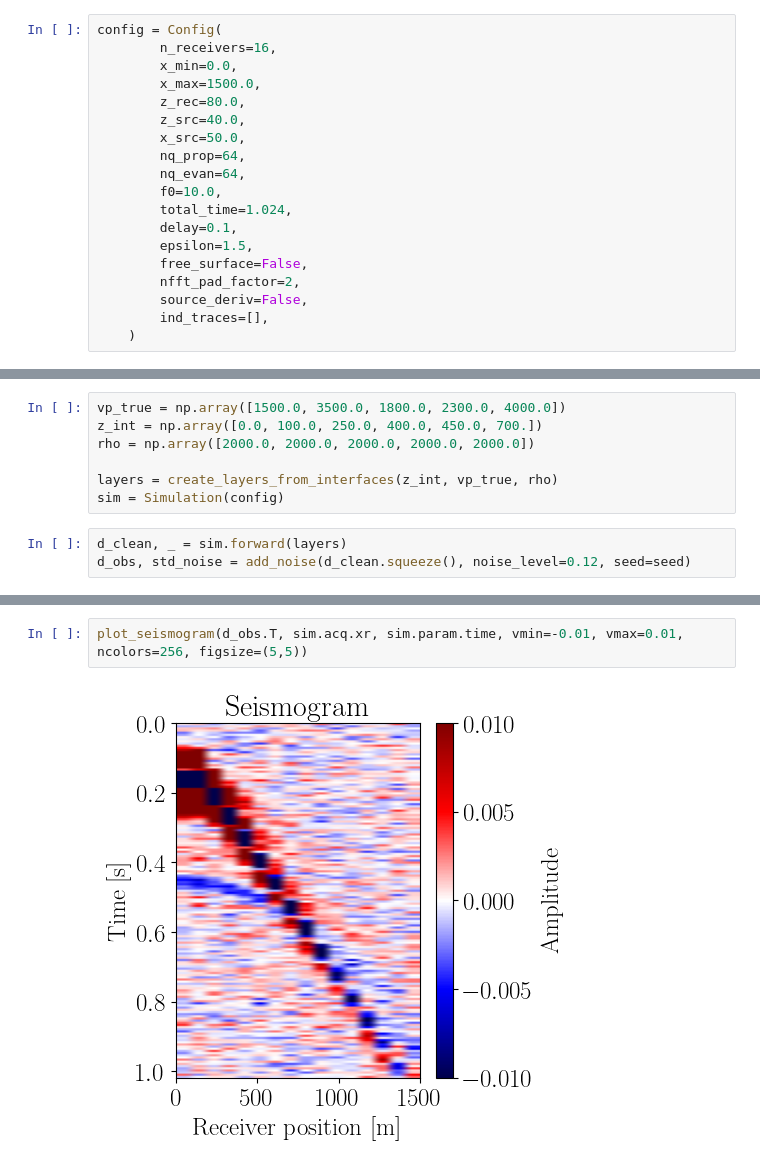
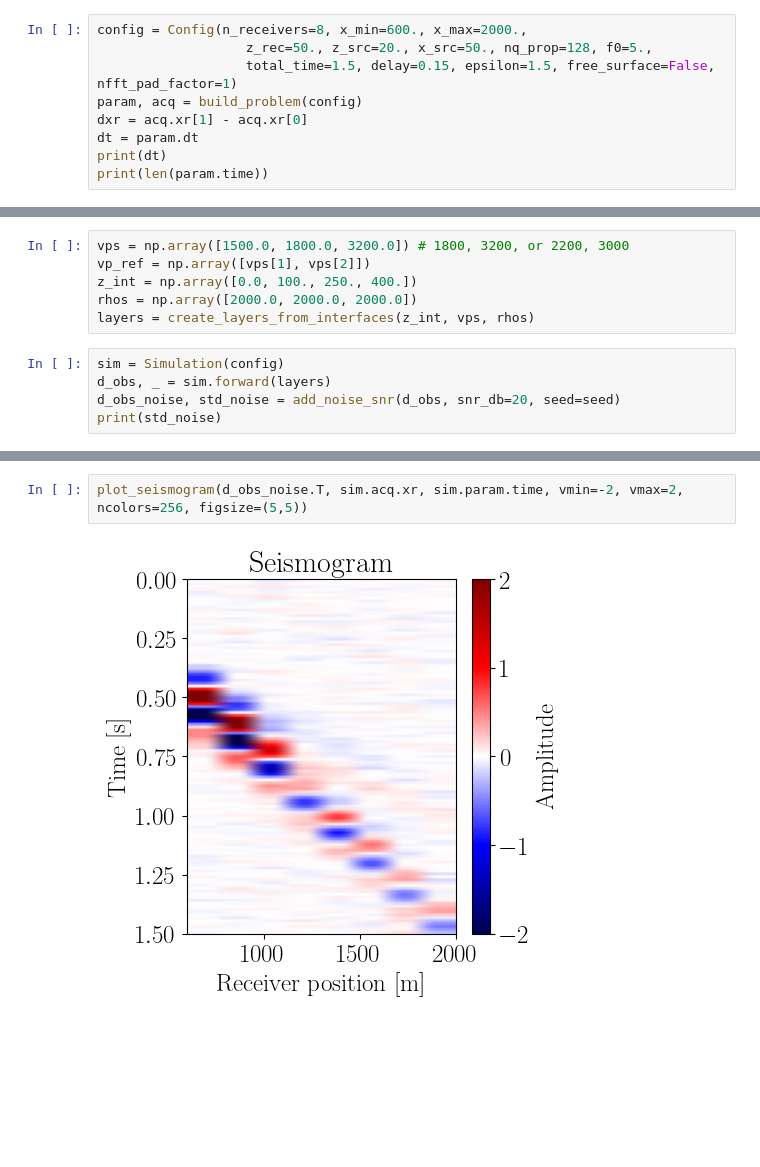
Before and after one commit to pmarchne/reflectivity-acoustic, a Jupyter notebook: notebooks/ultranest_sampling.ipynb, the cells around one changed output, grey strips where cells are left out. Saved outputs shown, nothing was run; the diff lists cells and outputs as text; blank space fills up the shorter version.

```diff
--- a/notebooks/ultranest_sampling.ipynb
+++ b/notebooks/ultranest_sampling.ipynb
@@ -18,19 +21,9 @@ np.random.seed(seed)
 # %%
-config = Config(
-        n_receivers=16,
-        x_min=0.0,
-        x_max=1500.0,
-        z_rec=80.0,
-        z_src=40.0,
-        x_src=50.0,
-        nq_prop=64,
-        nq_evan=64,
-        f0=10.0,
-        total_time=1.024,
-        delay=0.1,
-        epsilon=1.5,
-        free_surface=False,
-        nfft_pad_factor=2,
-        source_deriv=False,
-        ind_traces=[],
-    )
+config = Config(n_receivers=8, x_min=600., x_max=2000.,
+                   z_rec=50., z_src=20., x_src=50., nq_prop=128, f0=5.,
+                   total_time=1.5, delay=0.15, epsilon=1.5, free_surface=False, nfft_pad_factor=1)
+param, acq = build_problem(config)
+dxr = acq.xr[1] - acq.xr[0]
+dt = param.dt
+print(dt)
+print(len(param.time))
@@ -37,10 +33,11 @@ config = Config(
 # %%
-vp_true = np.array([1500.0, 3500.0, 1800.0, 2300.0, 4000.0])
-z_int = np.array([0.0, 100.0, 250.0, 400.0, 450.0, 700.])
-rho = np.array([2000.0, 2000.0, 2000.0, 2000.0, 2000.0])
-
-layers = create_layers_from_interfaces(z_int, vp_true, rho)
-sim = Simulation(config)
+vps = np.array([1500.0, 1800.0, 3200.0]) # 1800, 3200, or 2200, 3000
+vp_ref = np.array([vps[1], vps[2]])
+z_int = np.array([0.0, 100., 250., 400.])
+rhos = np.array([2000.0, 2000.0, 2000.0])
+layers = create_layers_from_interfaces(z_int, vps, rhos)
 # %%
-d_clean, _ = sim.forward(layers)
-d_obs, std_noise = add_noise(d_clean.squeeze(), noise_level=0.12, seed=seed)
+sim = Simulation(config)
+d_obs, _ = sim.forward(layers)
+d_obs_noise, std_noise = add_noise_snr(d_obs, snr_db=20, seed=seed)
+print(std_noise)
@@ -51,6 +46,6 @@ plot_layered_config(layers, xrecvs=sim.acq.xr, zrecvs=sim.acq.zr[0], xs=[sim.acq
 # %%
-plot_seismogram(d_obs.T, sim.acq.xr, sim.param.time, vmin=-0.01, vmax=0.01, ncolors=256, figsize=(5,5))
+plot_seismogram(d_obs_noise.T, sim.acq.xr, sim.param.time, vmin=-2, vmax=2, ncolors=256, figsize=(5,5))
 # %% [output]
-[figure, old version]
+[figure, new version]
 # %%
 # prior mean and covariance for the velocities
```
Also changed, not shown: parts of 17 cells of this notebook, 19 other files.
